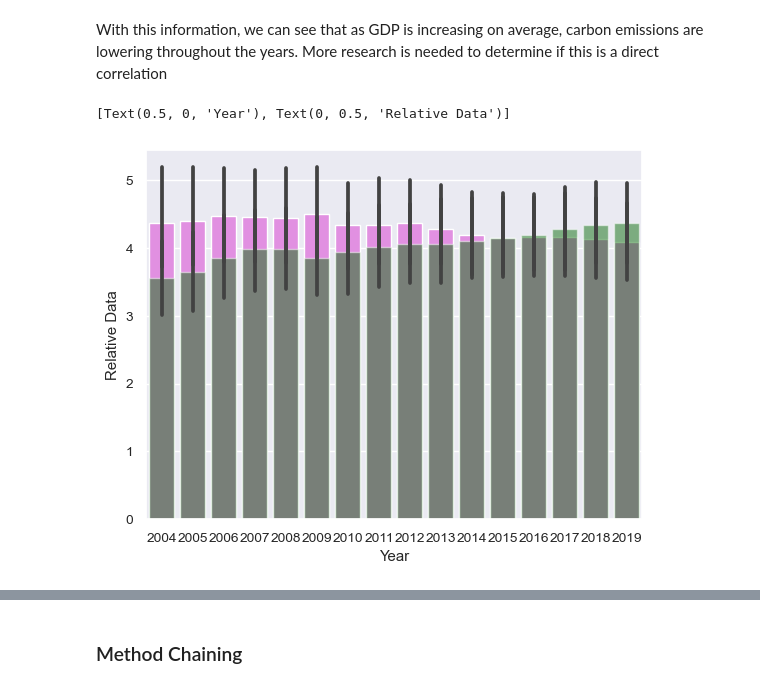
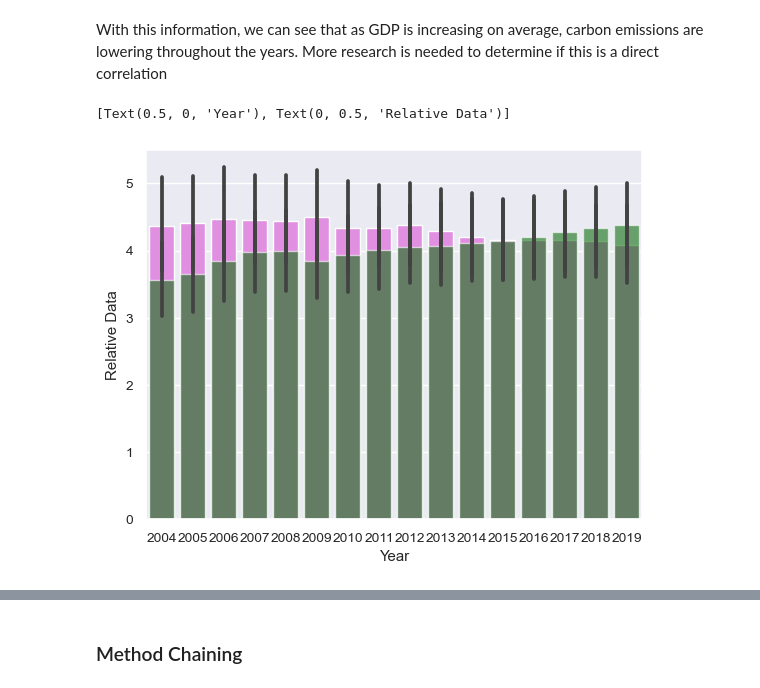
Before and after one commit to ubco-W2022T1-cosc301/project-group42, a Jupyter notebook: notebooks/analysis3.ipynb, the cells around one changed output, grey strips where cells are left out. Cells and saved outputs as stored; diff of their text form; code cells hidden in the pictures.

```diff
--- a/notebooks/analysis3.ipynb
+++ b/notebooks/analysis3.ipynb
@@ -89,0 +98,4 @@ dtype: int64
+# %%
+#deleting NaN values
+Pcarbon = Pcarbon.dropna().reset_index(drop=True)
+Pcarbon.count()
@@ -138,13 +170,13 @@ With this information, we can see that as GDP is increasing on average, carbon e
 # %%
 #Code taken from:
 #https://www.geeksforgeeks.org/how-to-overlap-two-barplots-in-seaborn/
 
 ax = plt.subplots()
 
 ax = sns.barplot(data=Pcarbon, color='violet')
-ax = sns.barplot(data=PGDP, x=PGDP["Year"], y=PGDP["GDP"]/5000, color='green', alpha=0.5)
+ax = sns.barplot(data=PGDP, x=PGDP["Year"], y=PGDP["GDP"]/5000, color='green', alpha=0.6)
 
 ax.set(xlabel="Year", ylabel="Relative Data")
 # %% [output]
 [Text(0.5, 0, 'Year'), Text(0, 0.5, 'Relative Data')]
-[figure, old version]
+[figure, new version]
```
Also changed, not shown: parts of 10 cells of this notebook, 2 other files.
